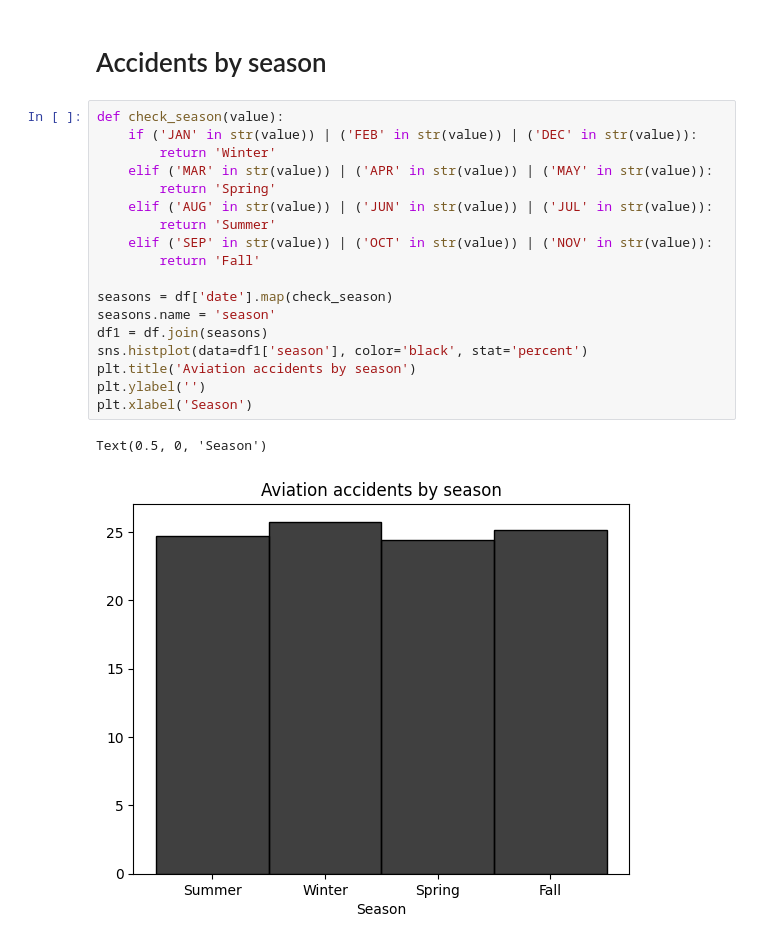
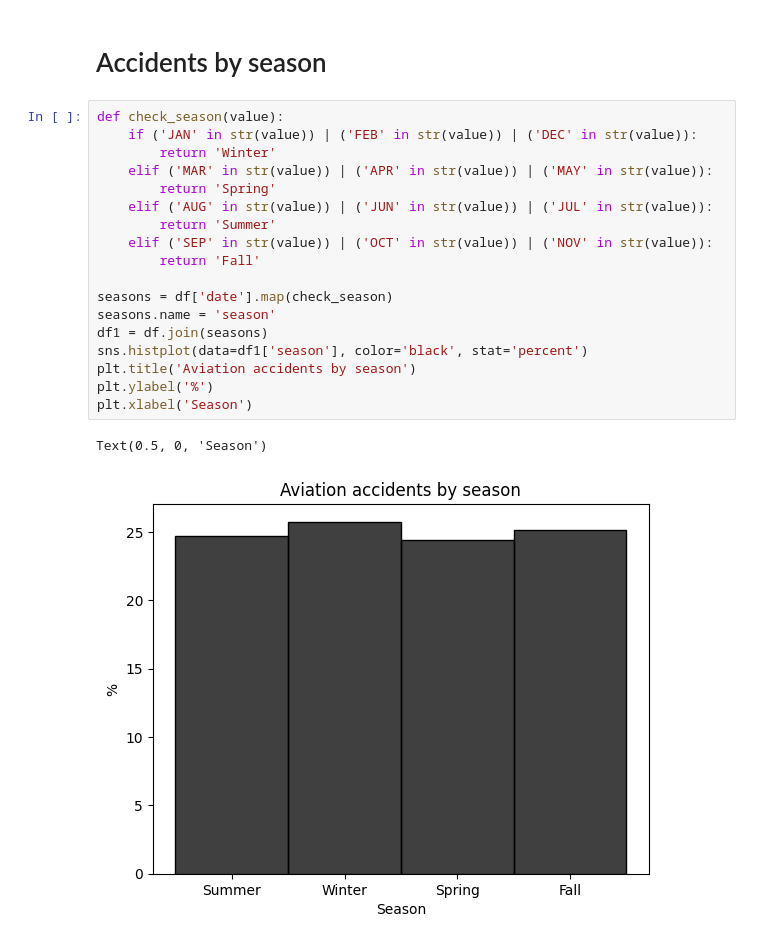
Before and after one commit to sootooly/aviation-accidents-analysis, a Jupyter notebook: aviation-accidents.ipynb, the cells around one changed output. Cells and saved outputs as stored; diff of their text form.

```diff
--- a/aviation-accidents.ipynb
+++ b/aviation-accidents.ipynb
@@ -122,21 +122,21 @@ Text(0, 0.5, '')
 # %%
 def check_season(value):
     if ('JAN' in str(value)) | ('FEB' in str(value)) | ('DEC' in str(value)):
         return 'Winter'
     elif ('MAR' in str(value)) | ('APR' in str(value)) | ('MAY' in str(value)):
         return 'Spring'
     elif ('AUG' in str(value)) | ('JUN' in str(value)) | ('JUL' in str(value)):
         return 'Summer'
     elif ('SEP' in str(value)) | ('OCT' in str(value)) | ('NOV' in str(value)):
         return 'Fall'
 
 seasons = df['date'].map(check_season)
 seasons.name = 'season'
 df1 = df.join(seasons)
 sns.histplot(data=df1['season'], color='black', stat='percent')
 plt.title('Aviation accidents by season')
-plt.ylabel('')
+plt.ylabel('%')
 plt.xlabel('Season')
 # %% [output]
 Text(0.5, 0, 'Season')
-[figure, old version]
+[figure, new version]
```
Also changed, not shown: parts of 1 cell of this notebook.
